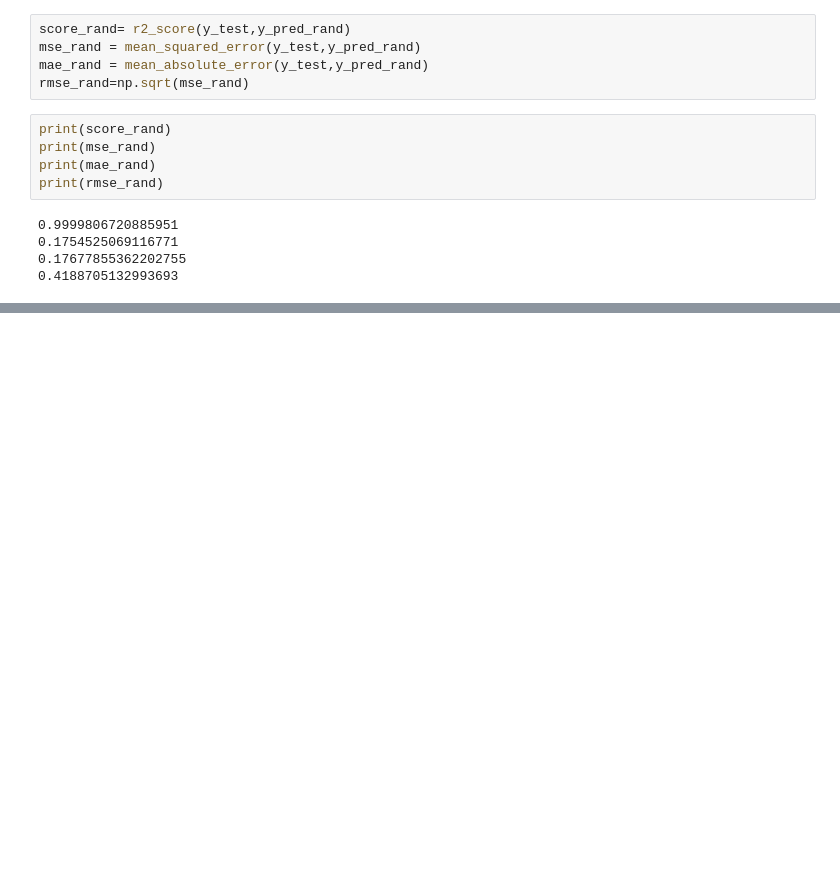
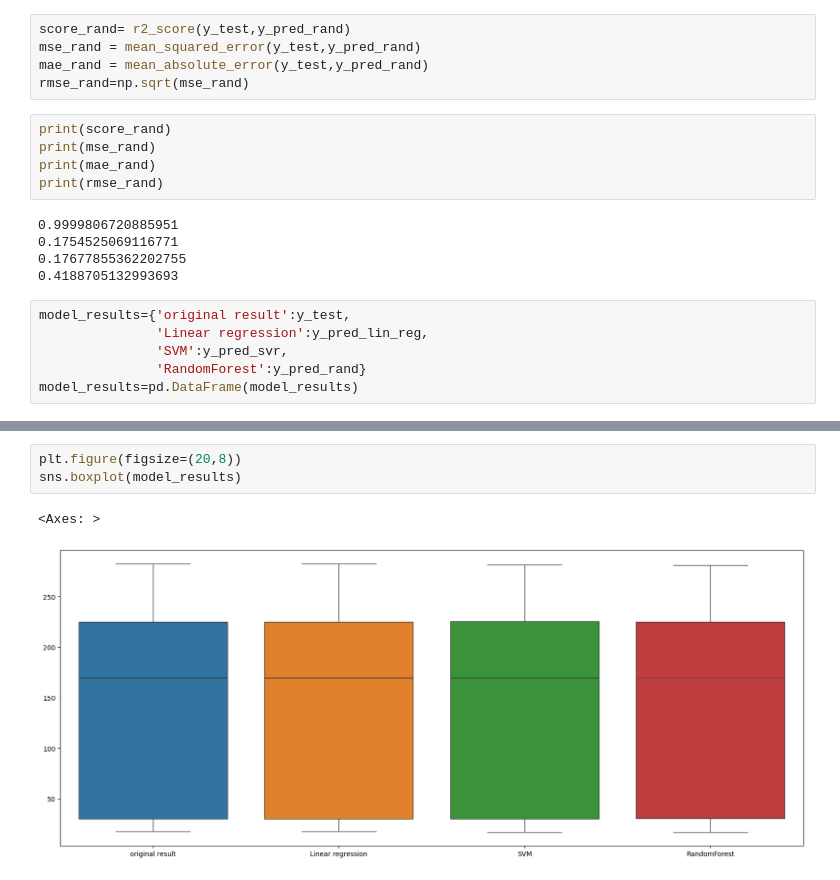
Before and after one commit to Pratyusha-Mukherjee/FSP-MachineLearning, a Jupyter notebook: day6/tesla_stock_price/tesla_stock_price_prediction.ipynb, the cells around one changed output, grey strips where cells are left out. Drawn from its saved outputs; the diff is of its cells as text; blank space fills up the shorter version.

```diff
--- a/day6/tesla_stock_price/tesla_stock_price_prediction.ipynb
+++ b/day6/tesla_stock_price/tesla_stock_price_prediction.ipynb
@@ -186,3 +186,9 @@ print(rmse_rand)
 0.1754525069116771
 0.17677855362202755
 0.4188705132993693
+# %%
+model_results={'original result':y_test,
+               'Linear regression':y_pred_lin_reg,
+               'SVM':y_pred_svr,
+               'RandomForest':y_pred_rand}
+model_results=pd.DataFrame(model_results)
@@ -188,0 +204,6 @@ print(rmse_rand)
+# %%
+plt.figure(figsize=(20,8))
+sns.boxplot(model_results)
+# %% [output]
+<Axes: >
+[figure, added]
```
Also changed, not shown: parts of 1 cell of this notebook.
